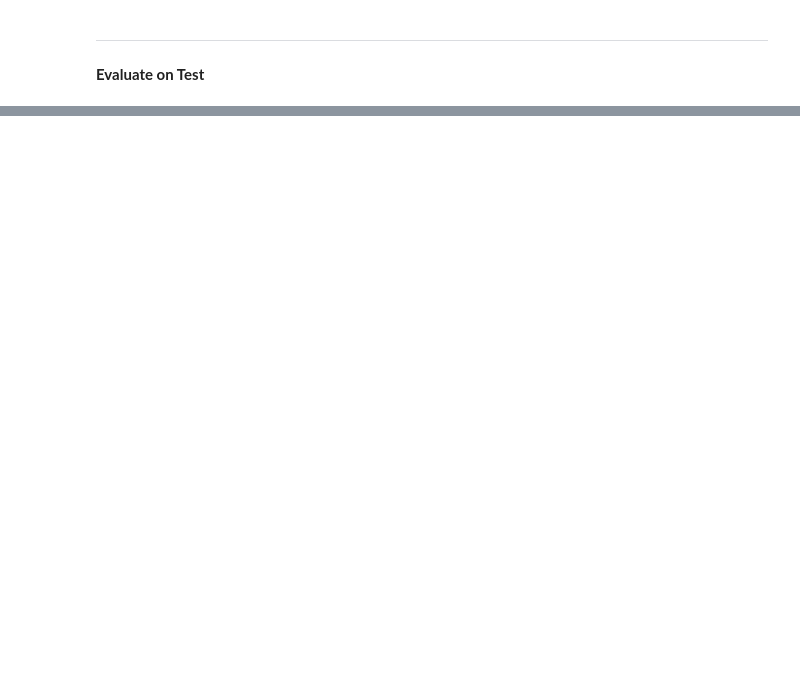
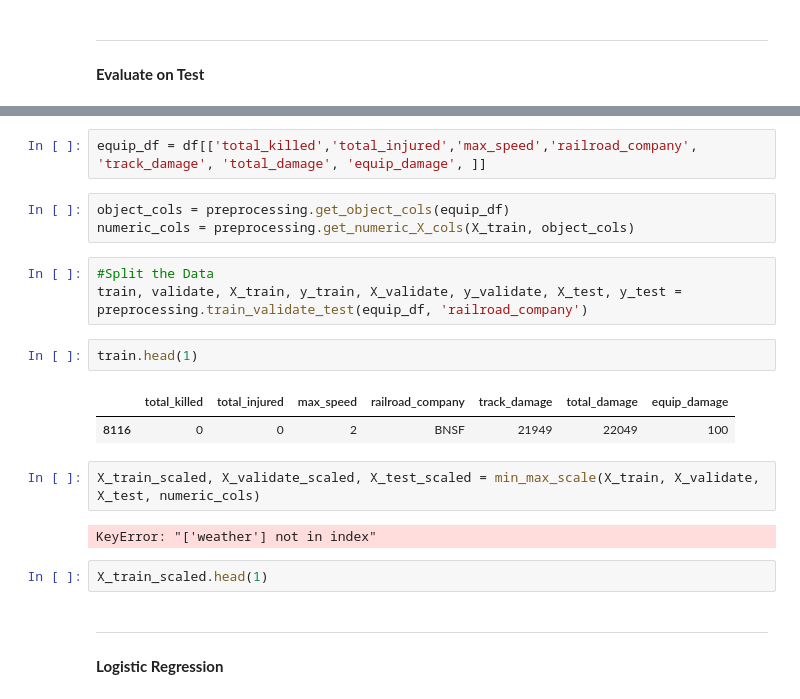
Before and after one commit to OTR-Capstone/Off_The_Rails, a Jupyter notebook: justin_modeling.ipynb, the cells around one changed output, grey strips where cells are left out. Drawn from its saved outputs; the diff is of its cells as text; blank space fills up the shorter version.

```diff
--- a/justin_modeling.ipynb
+++ b/justin_modeling.ipynb
@@ -386,0 +423,23 @@ weighted avg       0.39      0.41      0.37      2301
+# %%
+equip_df = df[['total_killed','total_injured','max_speed','railroad_company', 'track_damage', 'total_damage', 'equip_damage', ]]
+# %%
+object_cols = preprocessing.get_object_cols(equip_df)
+numeric_cols = preprocessing.get_numeric_X_cols(X_train, object_cols)
+# %%
+#Split the Data
+train, validate, X_train, y_train, X_validate, y_validate, X_test, y_test = preprocessing.train_validate_test(equip_df, 'railroad_company')
+# %%
+train.head(1)
+# %% [output]
+|  | total_killed | total_injured | max_speed | railroad_company | track_damage | total_damage | equip_damage |
+| 8116 | 0 | 0 | 2 | BNSF | 21949 | 22049 | 100 |
+# %%
+X_train_scaled, X_validate_scaled, X_test_scaled = min_max_scale(X_train, X_validate, X_test, numeric_cols)
+# %% [output]
+KeyError: "['weather'] not in index"
+# %%
+X_train_scaled.head(1)
+# %% [markdown]
+---
+# %% [markdown]
+**Logistic Regression**
```
Also changed, not shown: parts of 57 cells of this notebook.
